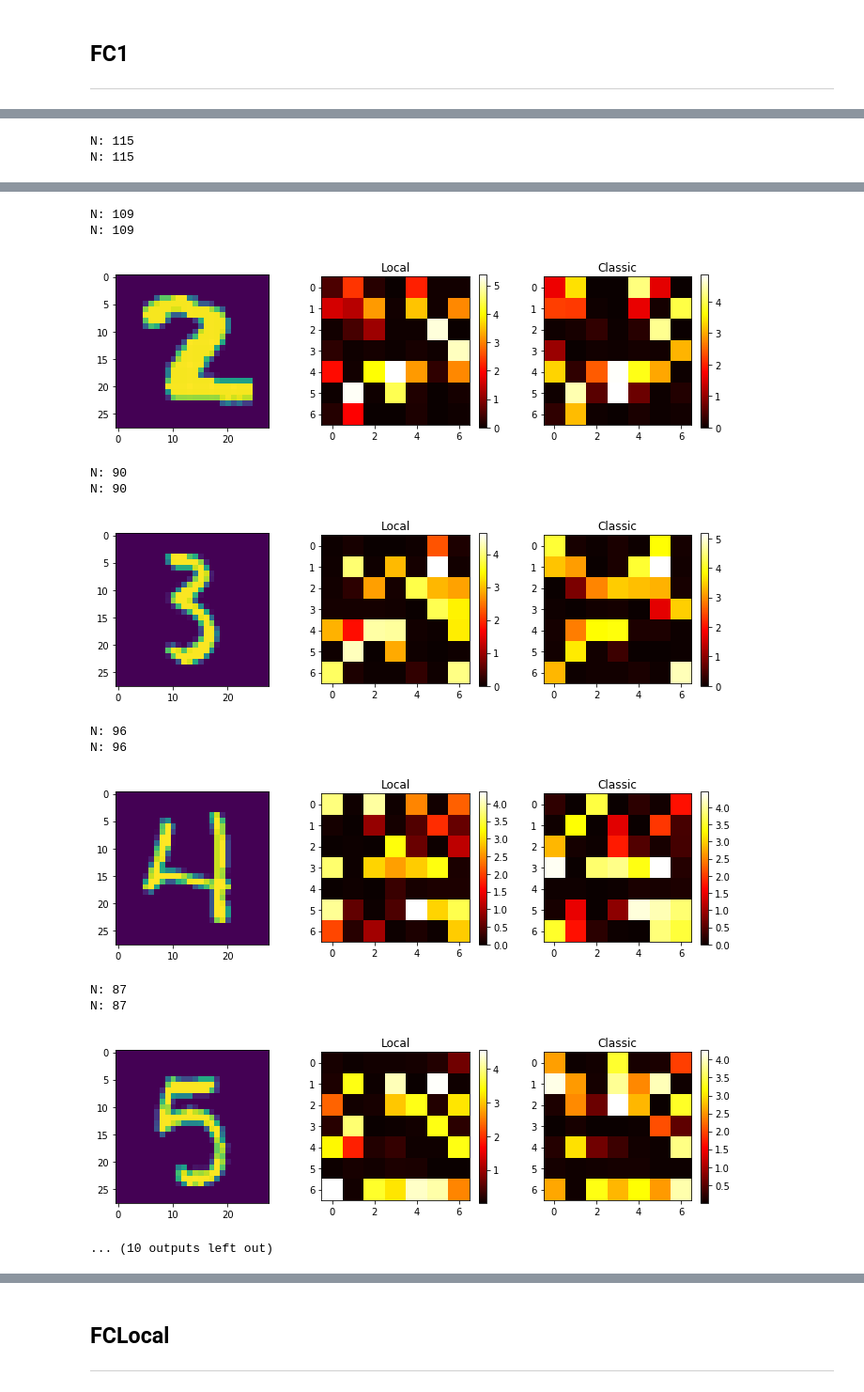
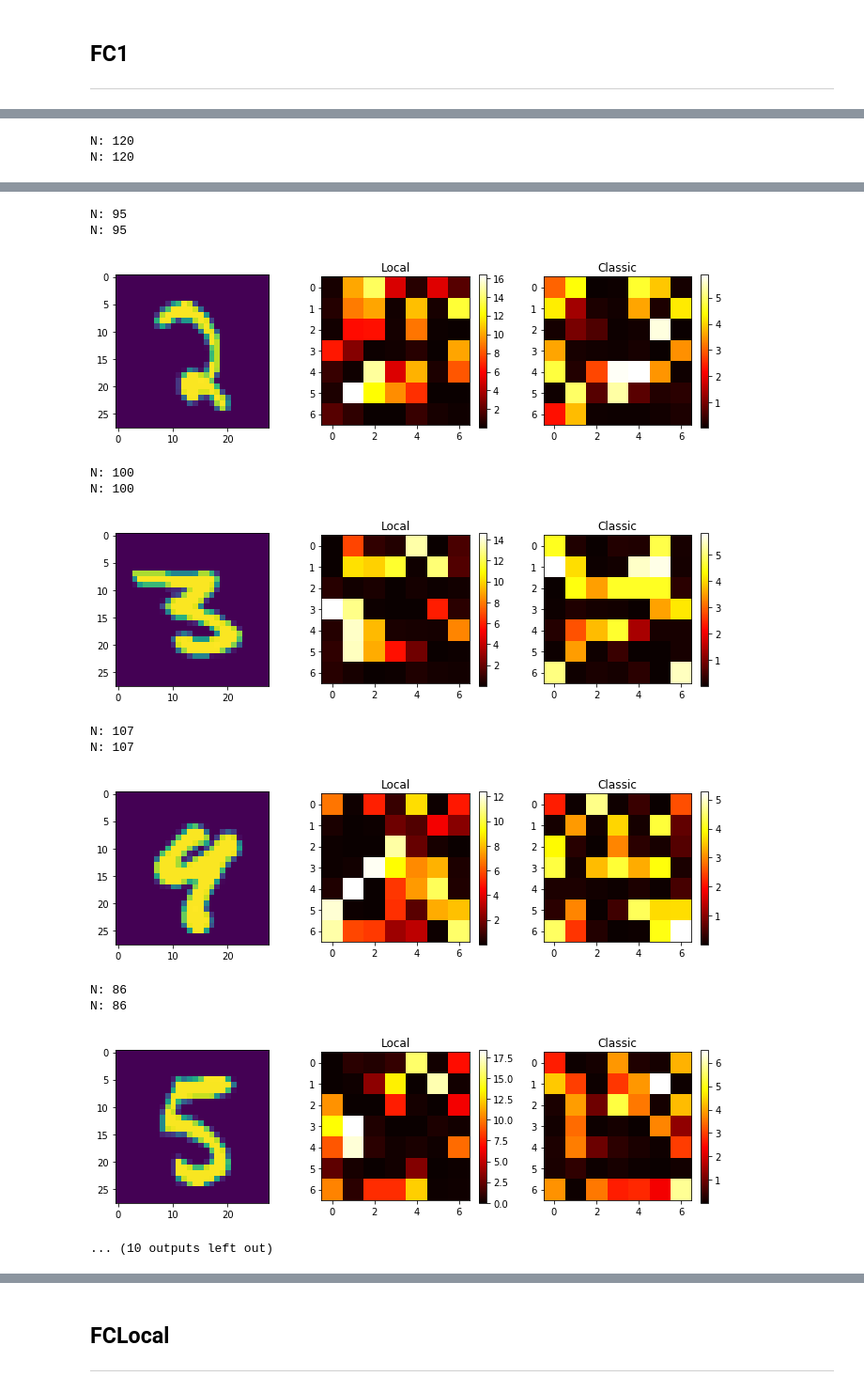
Before and after one commit to alexsax/Locality-Prior, a Jupyter notebook: Visualizing activations.ipynb, the cells around one changed output, grey strips where cells are left out. Shown: that part at 94% size. Drawn from its saved outputs; the diff is of its cells as text; code cells hidden in the pictures.

```diff
--- a/Visualizing activations.ipynb
+++ b/Visualizing activations.ipynb
@@ -80,10 +77,12 @@ test_loader = torch.utils.data.DataLoader(
                        transforms.Normalize((0.1307,), (0.3081,))
                    ])),
     batch_size=1000, shuffle=True, **kwargs)
+batch_num = 1
 # %%
 # Load data
-for data, target in test_loader:
-    break
+for _batch_num, (data, target) in enumerate(test_loader):
+    if batch_num == _batch_num:
+        break
 batch = data.numpy()
 data, target = Variable(data, volatile=True), Variable(target)
 # %%
@@ -110,7 +109,8 @@ def get_2d_variance(activation):
     unbias_weight = 1./(1.-np.sum(activation**2))
     return unbias_weight * np.sum(dists)
 # %%
-def show(local_activations, classic_activations, target, i, variances, counts):
+def show(local_activations, classic_activations, target, i,
+         variances, counts, activations=[]):
     f = plt.figure(figsize=(12, 3))
     # f, axarr = plt.subplots(1, 3)
     ax = f.add_subplot(1, 3, 1)
@@ -127,6 +127,7 @@ def show(local_activations, classic_activations, target, i, variances, counts):
     v_local = get_2d_variance(act_local)
     v_classic = get_2d_variance(act_classic)
     variances.append((v_local, v_classic))
+    activations.append((act_local.mean(), act_classic.mean()))
     counts.append(idx.sum())
 
 #     print "Center (local):", get_2d_mean(act_local)
@@ -184,11 +185,12 @@ print "FC1"
 layer = 0
 local_activations = local_acts[layer].data.numpy()
 classic_activations = classic_acts[layer].data.numpy()
+layer_1_class_activations = []
 layer_1_variances = []
 layer_1_counts = []
 for i in range(10):
     show(local_activations, classic_activations, target, i,
-         layer_1_variances, layer_1_counts)
+         layer_1_variances, layer_1_counts, layer_1_class_activations)
 plot_variances(layer_1_variances, layer_1_counts)
 # %% [output]
 FC1
@@ -198,2 +200,2 @@ N: 94
-N: 115
-N: 115
+N: 120
+N: 120
@@ -201,13 +203,13 @@ N: 115
-N: 109
-N: 109
+N: 95
+N: 95
-[figure, old version]
+[figure, new version]
-N: 90
-N: 90
+N: 100
+N: 100
-[figure, old version]
+[figure, new version]
-N: 96
-N: 96
+N: 107
+N: 107
-[figure, old version]
+[figure, new version]
-N: 87
-N: 87
+N: 86
+N: 86
-[figure, old version]
+[figure, new version]
 ... (10 outputs left out)
```
Also changed, not shown: parts of 9 cells of this notebook, 1 other file.
